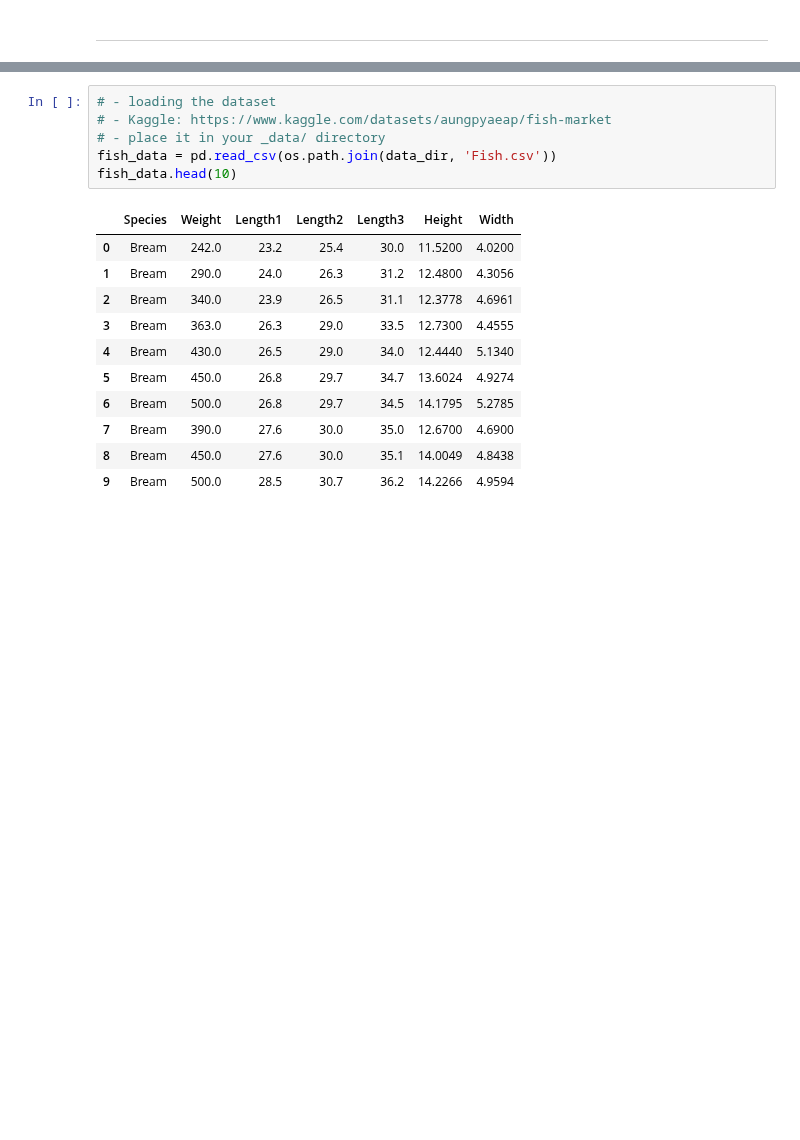
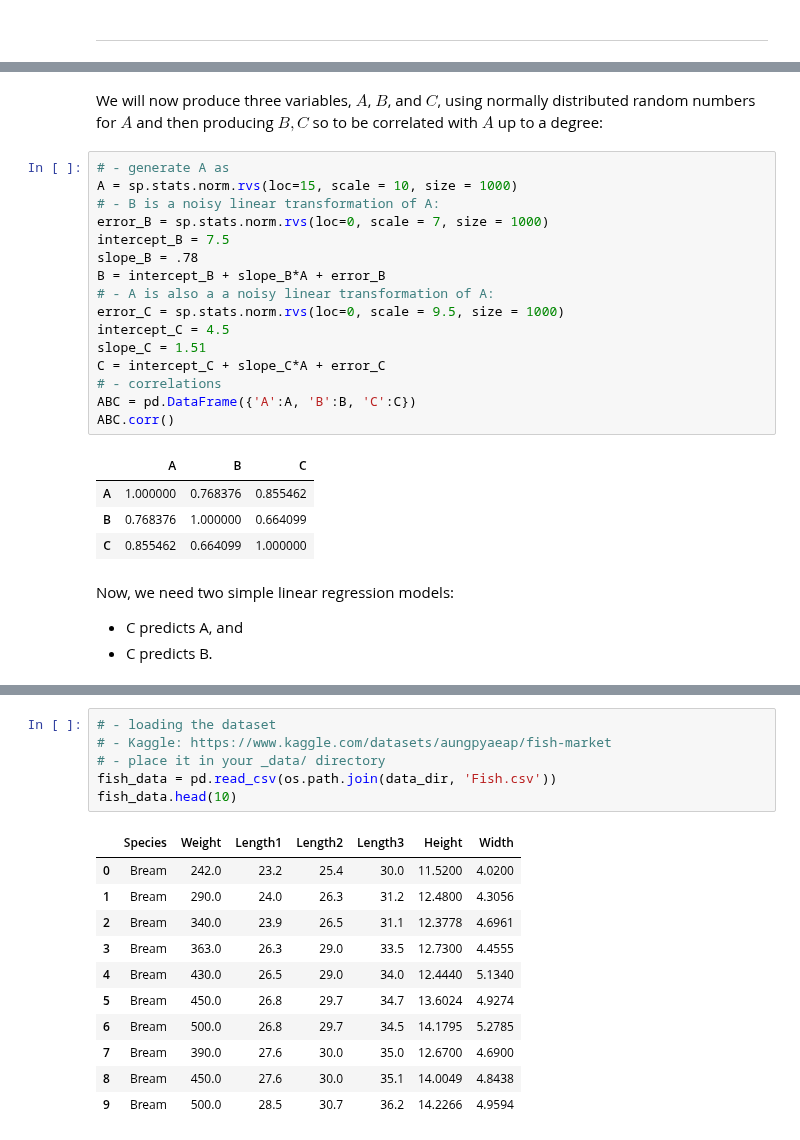
Before and after one commit to datakolektiv/dss03python2023, a Jupyter notebook: session14/dss03_py_session14.ipynb, the cells around one changed output, grey strips where cells are left out. Saved outputs shown, nothing was run; the diff lists cells and outputs as text; blank space fills up the shorter version.

```diff
--- a/session14/dss03_py_session14.ipynb
+++ b/session14/dss03_py_session14.ipynb
@@ -24,0 +88,27 @@ These notebooks accompany the DATA SCIENCE SESSIONS VOL. 3 :: A Foundational Pyt
+# %% [markdown]
+We will now produce three variables, $A$, $B$, and $C$, using normally distributed random numbers for $A$ and then producing $B, C$ so to be correlated with $A$ up to a degree:
+# %%
+# - generate A as
+A = sp.stats.norm.rvs(loc=15, scale = 10, size = 1000)
+# - B is a noisy linear transformation of A:
+error_B = sp.stats.norm.rvs(loc=0, scale = 7, size = 1000)
+intercept_B = 7.5
+slope_B = .78
+B = intercept_B + slope_B*A + error_B
+# - A is also a a noisy linear transformation of A:
+error_C = sp.stats.norm.rvs(loc=0, scale = 9.5, size = 1000)
+intercept_C = 4.5
+slope_C = 1.51
+C = intercept_C + slope_C*A + error_C
+# - correlations
+ABC = pd.DataFrame({'A':A, 'B':B, 'C':C})
+ABC.corr()
+# %% [output]
+|  | A | B | C |
+| A | 1.000000 | 0.768376 | 0.855462 |
+| B | 0.768376 | 1.000000 | 0.664099 |
+| C | 0.855462 | 0.664099 | 1.000000 |
+# %% [markdown]
+Now, we need two simple linear regression models:
+- C predicts A, and
+- C predicts B.
```
Also changed, not shown: parts of 46 cells of this notebook.
